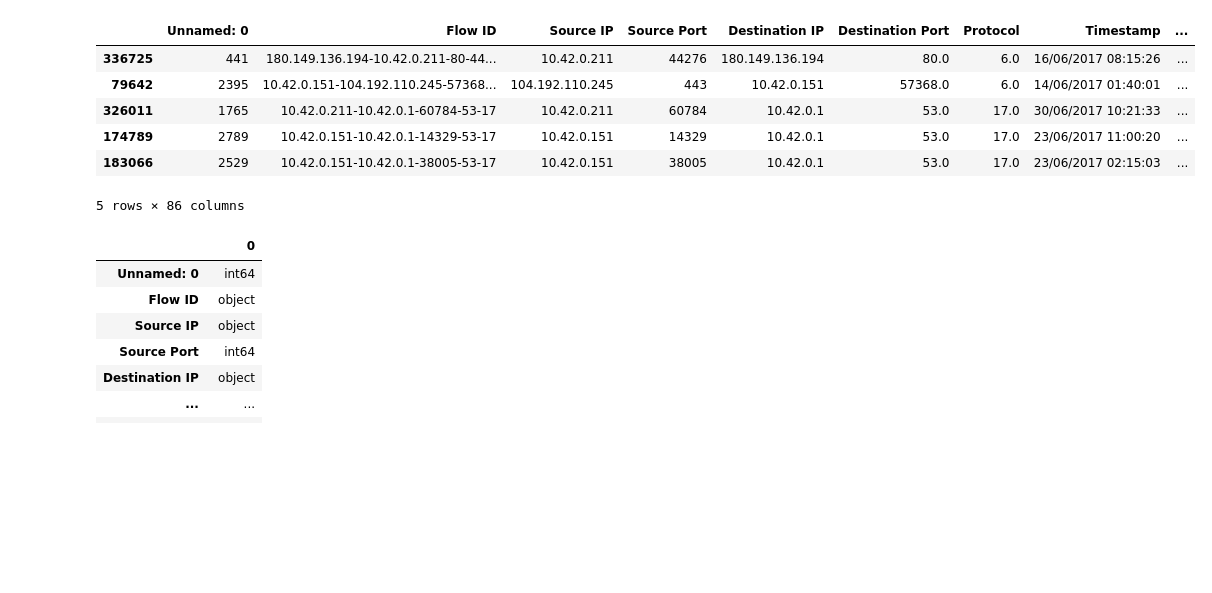
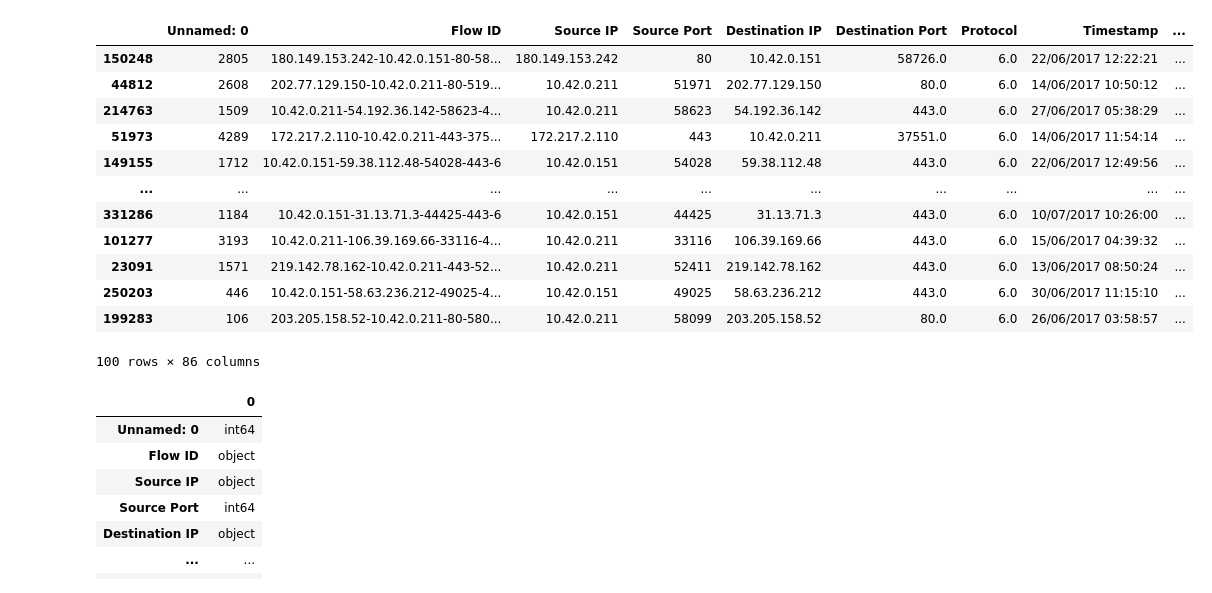
Before and after one commit to HudsonPWesel/AI-Team8Repo, a Jupyter notebook: MalwareTraffic_Classification.ipynb, the cells around one changed output. Cells and saved outputs as stored; diff of their text form; code cells hidden in the pictures; blank space fills up the shorter version.

```diff
--- a/MalwareTraffic_Classification.ipynb
+++ b/MalwareTraffic_Classification.ipynb
@@ -6,15 +6,21 @@ import tensorflow as tf
 # %%
 data = pd.read_csv('/content/Android_Malware.csv')
 data = data.sample(n=30000)
-data.head()
+data.head(100)
 # %% [output]
 |  | Unnamed: 0 | Flow ID | Source IP | Source Port | Destination IP | Destination Port | Protocol | Timestamp | ... |
-| 336725 | 441 | 180.149.136.194-10.42.0.211-80-44... | 10.42.0.211 | 44276 | 180.149.136.194 | 80.0 | 6.0 | 16/06/2017 08:15:26 | ... |
-| 79642 | 2395 | 10.42.0.151-104.192.110.245-57368... | 104.192.110.245 | 443 | 10.42.0.151 | 57368.0 | 6.0 | 14/06/2017 01:40:01 | ... |
-| 326011 | 1765 | 10.42.0.211-10.42.0.1-60784-53-17 | 10.42.0.211 | 60784 | 10.42.0.1 | 53.0 | 17.0 | 30/06/2017 10:21:33 | ... |
-| 174789 | 2789 | 10.42.0.151-10.42.0.1-14329-53-17 | 10.42.0.151 | 14329 | 10.42.0.1 | 53.0 | 17.0 | 23/06/2017 11:00:20 | ... |
-| 183066 | 2529 | 10.42.0.151-10.42.0.1-38005-53-17 | 10.42.0.151 | 38005 | 10.42.0.1 | 53.0 | 17.0 | 23/06/2017 02:15:03 | ... |
+| 150248 | 2805 | 180.149.153.242-10.42.0.151-80-58... | 180.149.153.242 | 80 | 10.42.0.151 | 58726.0 | 6.0 | 22/06/2017 12:22:21 | ... |
+| 44812 | 2608 | 202.77.129.150-10.42.0.211-80-519... | 10.42.0.211 | 51971 | 202.77.129.150 | 80.0 | 6.0 | 14/06/2017 10:50:12 | ... |
+| 214763 | 1509 | 10.42.0.211-54.192.36.142-58623-4... | 10.42.0.211 | 58623 | 54.192.36.142 | 443.0 | 6.0 | 27/06/2017 05:38:29 | ... |
+| 51973 | 4289 | 172.217.2.110-10.42.0.211-443-375... | 172.217.2.110 | 443 | 10.42.0.211 | 37551.0 | 6.0 | 14/06/2017 11:54:14 | ... |
+| 149155 | 1712 | 10.42.0.151-59.38.112.48-54028-443-6 | 10.42.0.151 | 54028 | 59.38.112.48 | 443.0 | 6.0 | 22/06/2017 12:49:56 | ... |
+| ... | ... | ... | ... | ... | ... | ... | ... | ... | ... |
+| 331286 | 1184 | 10.42.0.151-31.13.71.3-44425-443-6 | 10.42.0.151 | 44425 | 31.13.71.3 | 443.0 | 6.0 | 10/07/2017 10:26:00 | ... |
+| 101277 | 3193 | 10.42.0.211-106.39.169.66-33116-4... | 10.42.0.211 | 33116 | 106.39.169.66 | 443.0 | 6.0 | 15/06/2017 04:39:32 | ... |
+| 23091 | 1571 | 219.142.78.162-10.42.0.211-443-52... | 10.42.0.211 | 52411 | 219.142.78.162 | 443.0 | 6.0 | 13/06/2017 08:50:24 | ... |
+| 250203 | 446 | 10.42.0.151-58.63.236.212-49025-4... | 10.42.0.151 | 49025 | 58.63.236.212 | 443.0 | 6.0 | 30/06/2017 11:15:10 | ... |
+| 199283 | 106 | 203.205.158.52-10.42.0.211-80-580... | 10.42.0.211 | 58099 | 203.205.158.52 | 80.0 | 6.0 | 26/06/2017 03:58:57 | ... |
-5 rows × 86 columns
+100 rows × 86 columns
 # %%
 data.dtypes
 # %% [output]
```
Also changed, not shown: parts of 13 cells of this notebook.
